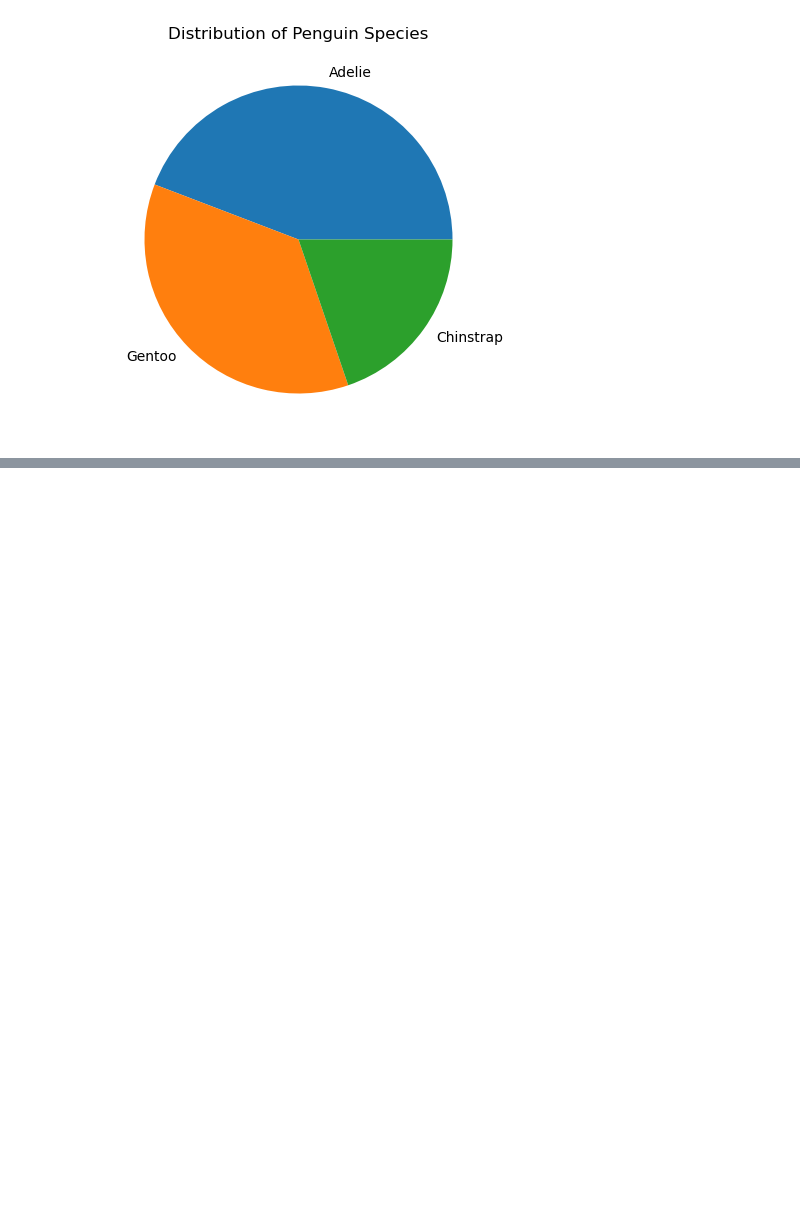
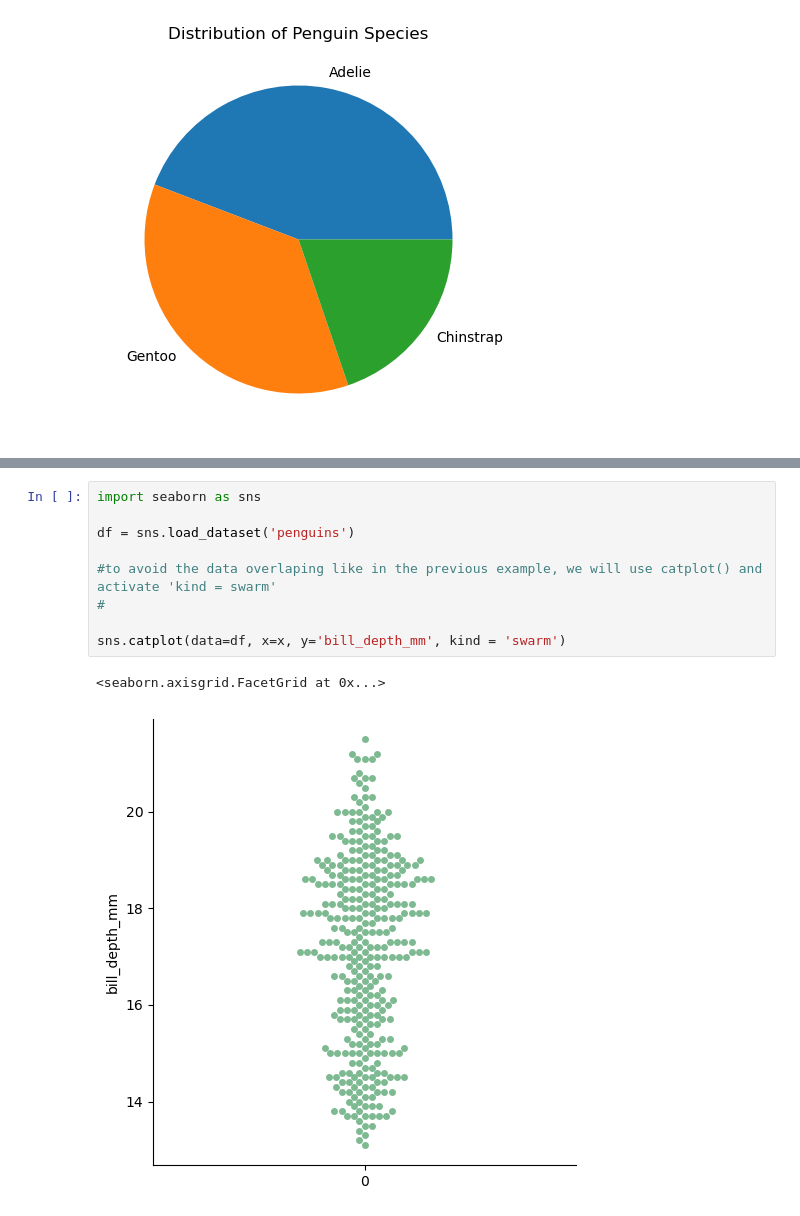
Before and after one commit to yimak/Fundamentals_of_data_analysis, a Jupyter notebook: tasks.ipynb, the cells around one changed output, grey strips where cells are left out. Saved outputs shown, nothing was run; the diff lists cells and outputs as text; blank space fills up the shorter version.

```diff
--- a/task1.ipynb
+++ b/tasks.ipynb
@@ -344,0 +379,12 @@ plt.show()
+# %%
+import seaborn as sns
+
+df = sns.load_dataset('penguins')
+
+#to avoid the data overlaping like in the previous example, we will use catplot() and activate 'kind = swarm'
+#
+
+sns.catplot(data=df, x=x, y='bill_depth_mm', kind = 'swarm')
+# %% [output]
+<seaborn.axisgrid.FacetGrid at 0x...>
+[figure, added]
```
Also changed, not shown: parts of 6 cells of this notebook, 2 other files.
